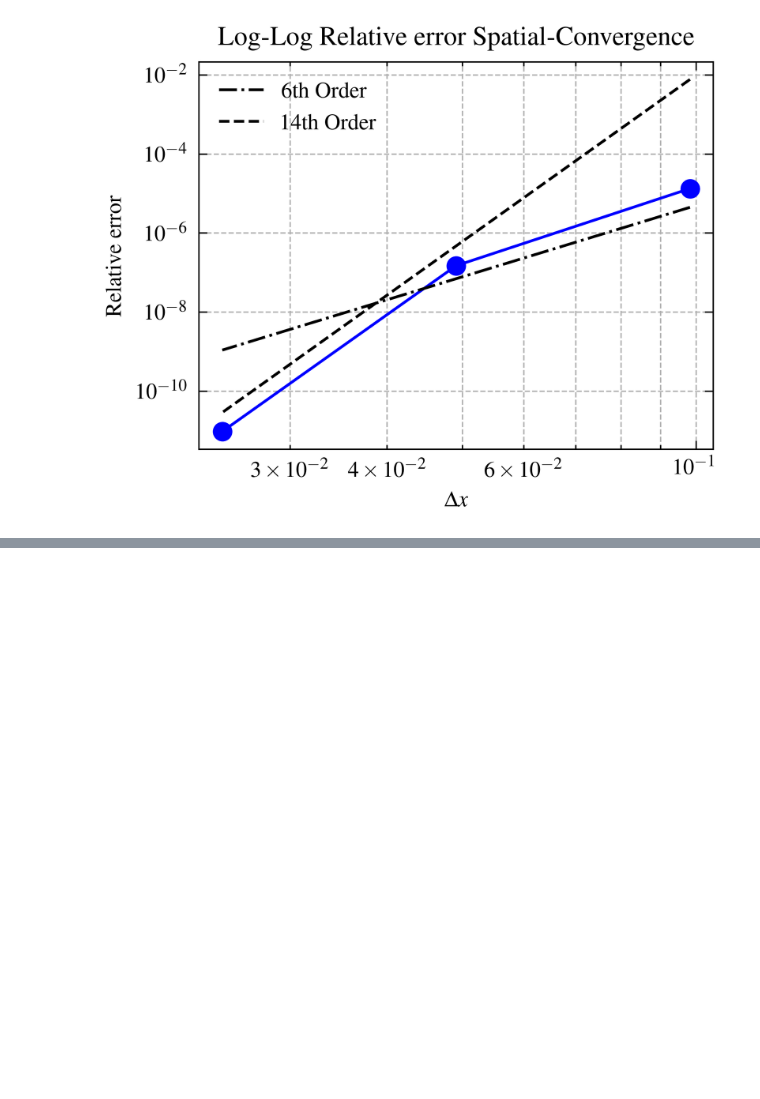
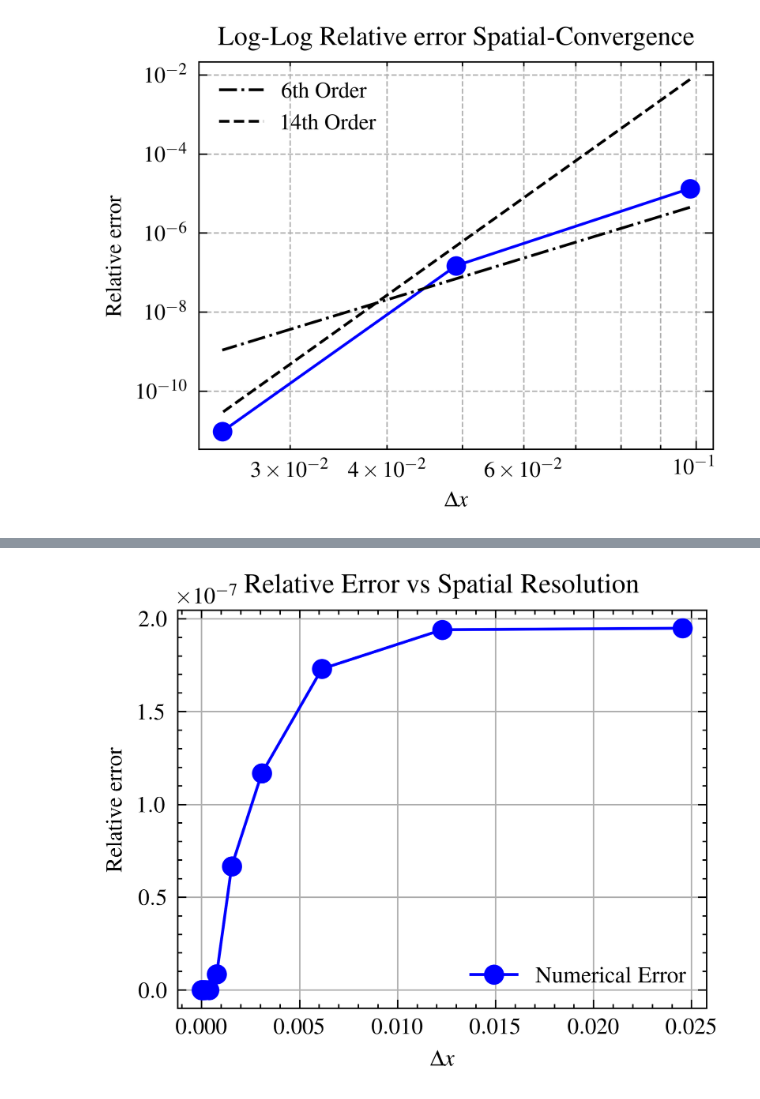
Before and after one commit to jameswoodfield/Particle_Filter, a Jupyter notebook: Example_5_KDV_SpatialConvergence.ipynb, the cells around one changed output, grey strips where cells are left out. Cells and saved outputs as stored; diff of their text form; code cells hidden in the pictures; blank space fills up the shorter version.

```diff
--- a/Example_5_KDV_SpatialConvergence.ipynb
+++ b/Example_5_KDV_SpatialConvergence.ipynb
@@ -175,0 +292,11 @@ plt.show()
+# %%
+plt.figure()
+plt.plot(dx_plot, errors_np, marker='o', linestyle='-', color='b', label='Numerical Error')
+plt.xlabel(r'$\Delta x$')
+plt.ylabel('Relative error')
+plt.title('Relative Error vs Spatial Resolution')
+plt.grid(True)
+plt.legend()
+plt.show()
+# %% [output]
+[figure, added]
```
Also changed, not shown: parts of 11 cells of this notebook, 24 other files.
